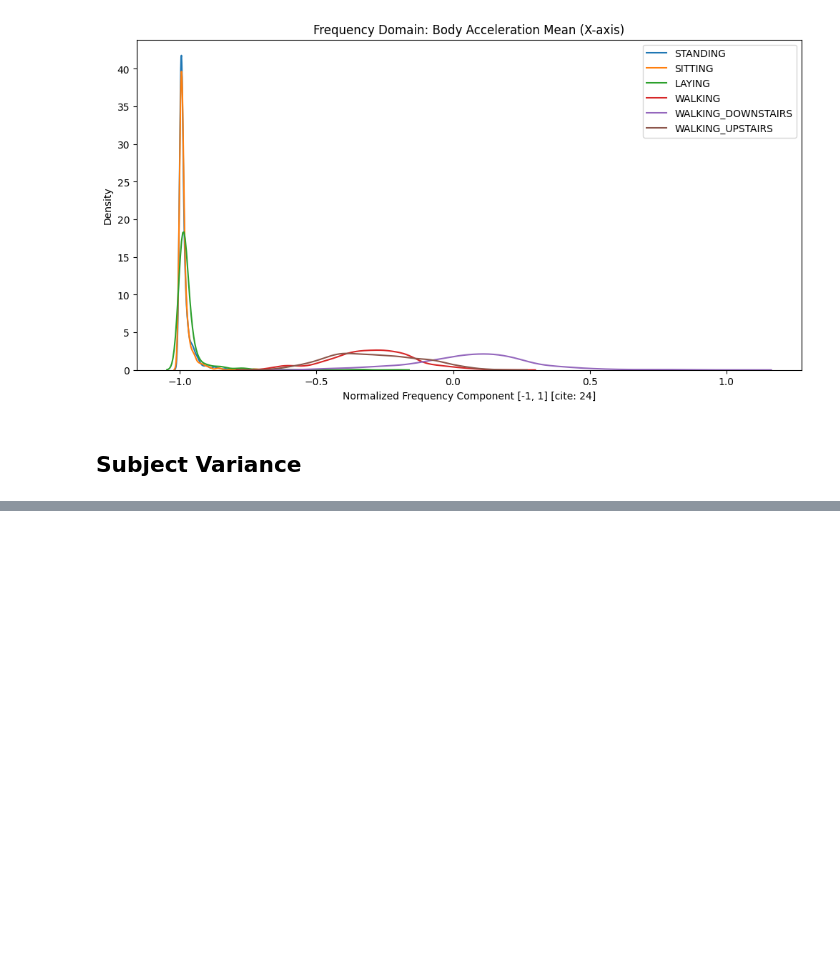
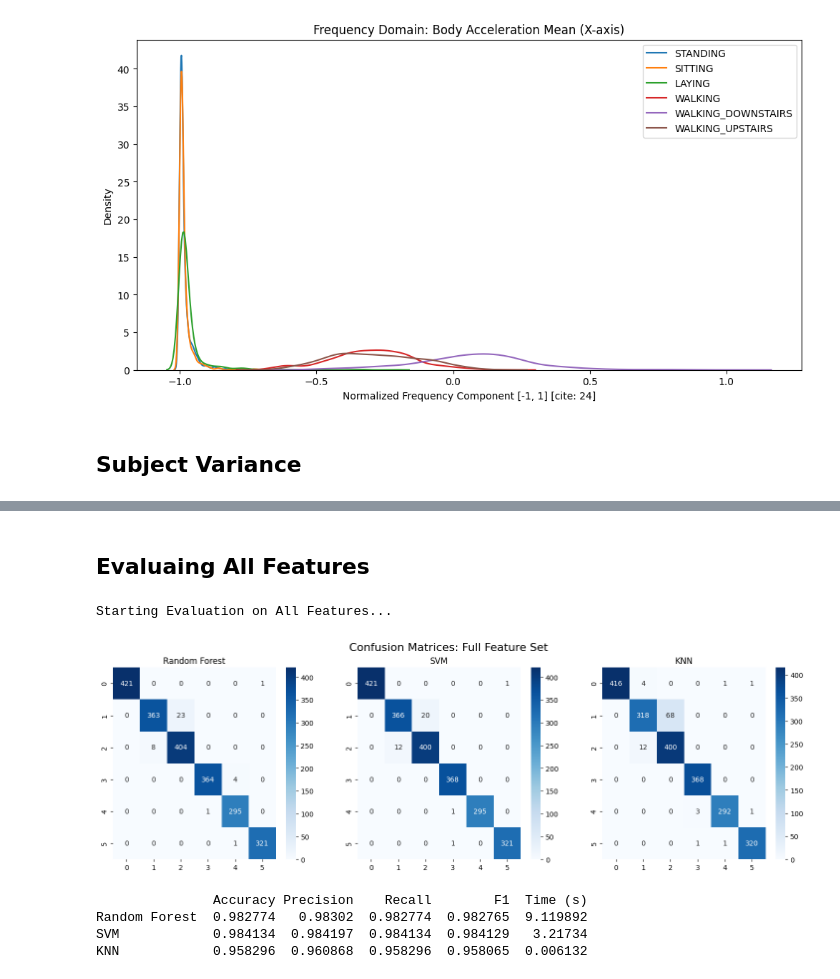
Before and after one commit to FaizanAshrafBSE173070/hertsfypproject, a Jupyter notebook: Codefyp.ipynb, the cells around one changed output, grey strips where cells are left out. Saved outputs shown, nothing was run; the diff lists cells and outputs as text; code cells hidden in the pictures; blank space fills up the shorter version.

```diff
--- a/Codefyp.ipynb
+++ b/Codefyp.ipynb
@@ -236,0 +162,53 @@ plt.show()
+# %%
+def evaluate_models(X_train, X_test, y_train, y_test, title_suffix):
+    models = {
+        "Random Forest": RandomForestClassifier(n_estimators=100, n_jobs=-1, random_state=42),
+        "SVM": SVC(probability=True, kernel='linear', random_state=42),
+        "KNN": KNeighborsClassifier(n_neighbors=5)
+    }
+
+    report = {}
+    fig, axes = plt.subplots(1, 3, figsize=(18, 5))
+    plt.suptitle(f"Confusion Matrices: {title_suffix}", fontsize=16)
+
+    for i, (name, model) in enumerate(models.items()):
+        start = time.time()
+        model.fit(X_train, y_train)
+        duration = time.time() - start
+
+        y_pred = model.predict(X_test)
+        y_prob = model.predict_proba(X_test)
+
+        # Metrics
+        report[name] = {
+            "Accuracy": accuracy_score(y_test, y_pred),
+            "Precision": precision_score(y_test, y_pred, average='weighted'),
+            "Recall": recall_score(y_test, y_pred, average='weighted'),
+            "F1": f1_score(y_test, y_pred, average='weighted'),
+            "Time (s)": duration,
+            "y_prob": y_prob
+        }
+
+        # Confusion Matrix
+        cm = confusion_matrix(y_test, y_pred)
+        sns.heatmap(cm, annot=True, fmt='d', cmap='Blues', ax=axes[i])
+        axes[i].set_title(name)
+
+    plt.show()
+    return report
+# %% [markdown]
+## **Evaluaing All Features**
+# %%
+print("Starting Evaluation on All Features...")
+full_features_results = evaluate_models(X_train_full, X_test_full, y_train, y_test, "Full Feature Set")
+
+# Display Results
+df_full = pd.DataFrame(full_features_results).T.drop('y_prob', axis=1)
+print(df_full)
+# %% [output]
+Starting Evaluation on All Features...
+[figure, added]
+               Accuracy Precision    Recall        F1  Time (s)
+Random Forest  0.982774   0.98302  0.982774  0.982765  9.119892
+SVM            0.984134  0.984197  0.984134  0.984129   3.21734
+KNN            0.958296  0.960868  0.958296  0.958065  0.006132
```
Also changed, not shown: parts of 7 cells of this notebook.
